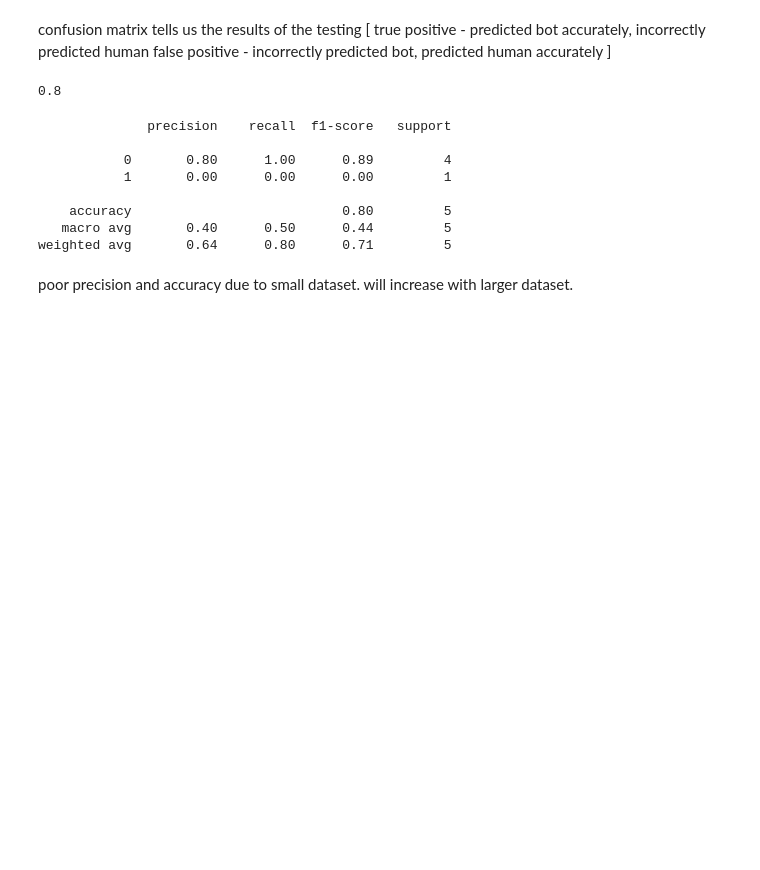
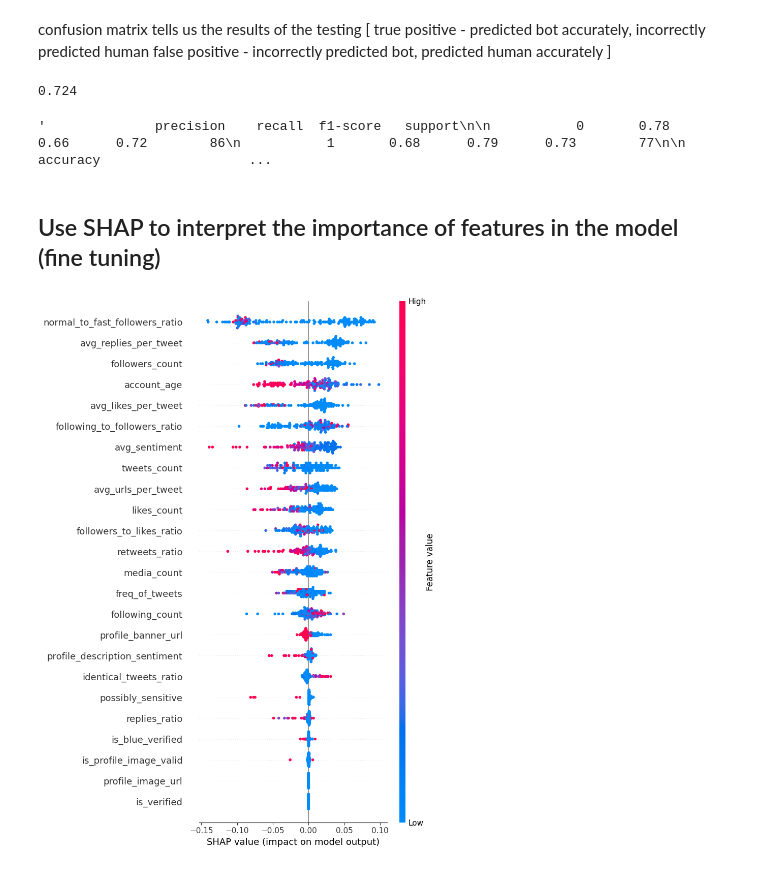
Before and after one commit to aross2010/twitter-bot-detector, a Jupyter notebook: Random_Forest_Classification.ipynb, the cells around one changed output. Drawn from its saved outputs; the diff is of its cells as text; code cells hidden in the pictures; blank space fills up the shorter version.

Commit message:
incorporate shap to asses feature importance

```diff
--- a/Random_Forest_Classification.ipynb
+++ b/Random_Forest_Classification.ipynb
@@ -162,6 +179,6 @@ Y_test:  (5,)
 ## Training Random Forest Classification on Training Set
 # %%
 from sklearn.ensemble import RandomForestClassifier
-classifier = RandomForestClassifier(n_estimators = 20, criterion = 'entropy', random_state = 0)
-classifier.fit(X_train, Y_train)
+model = RandomForestClassifier(n_estimators = 100, criterion = 'gini', random_state = 0)
+model.fit(X_train, Y_train)
 # %% [output]
@@ -192,19 +216,20 @@ confusion matrix tells us the results of the testing
 [ true positive - predicted bot accurately,   incorrectly predicted human
   false positive - incorrectly predicted bot, predicted human accurately  ]
 # %%
-accuracy_score(Y_test, y_pred)
+round(accuracy_score(Y_test, y_pred), 3)
 # %% [output]
-0.8
+0.724
 # %%
-print(classification_report(Y_test, y_pred))
+classification_report(Y_test, y_pred)
 # %% [output]
-              precision    recall  f1-score   support
-
-           0       0.80      1.00      0.89         4
-           1       0.00      0.00      0.00         1
-
-    accuracy                           0.80         5
-   macro avg       0.40      0.50      0.44         5
-weighted avg       0.64      0.80      0.71         5
+'              precision    recall  f1-score   support\n\n           0       0.78      0.66      0.72        86\n           1       0.68      0.79      0.73        77\n\n    accuracy                   ...
 # %% [markdown]
-poor precision and accuracy due to small dataset. will increase with larger dataset.
+## Use SHAP to interpret the importance of features in the model (fine tuning)
+# %%
+explainer = shap.TreeExplainer(model)
+# %%
+shap_values = explainer.shap_values(X_test)
+# %%
+shap.summary_plot(shap_values[:,:,1], X_test, max_display=X_test.shape[1])
+# %% [output]
+[figure, added]
```
Also changed, not shown: parts of 31 cells of this notebook.
